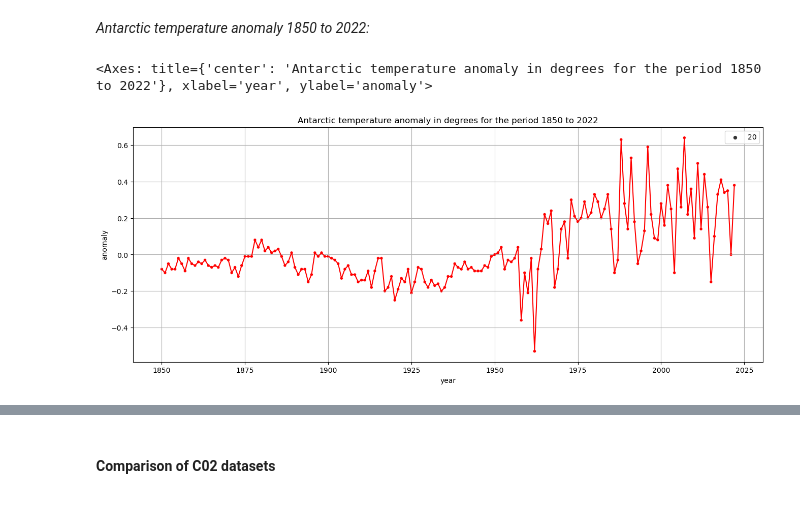
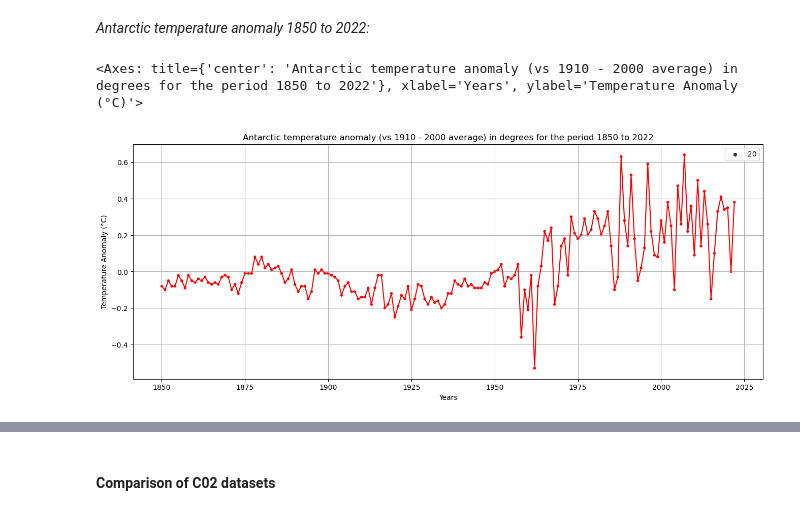
Before and after one commit to jmce22/pfda_project2, a Jupyter notebook: pfda_project2.ipynb, the cells around one changed output, grey strips where cells are left out. Cells and saved outputs as stored; diff of their text form; code cells hidden in the pictures.

Commit message:
includion of image. adding intro section. adding plot for global temp anomaly

```diff
--- a/pfda_project2.ipynb
+++ b/pfda_project2.ipynb
@@ -393,15 +411,17 @@ sns.lineplot(x = 'Years', y = 'temp_Celsius', data = df_temp_jouzel_csv, color =
 *Antarctic temperature anomaly 1850 to 2022:*
 # %%
 plt.figure(figsize= (16,6))
-plt.title('Antarctic temperature anomaly in degrees for the period 1850 to 2022')
+plt.title('Antarctic temperature anomaly (vs 1910 - 2000 average) in degrees for the period 1850 to 2022')
+plt.xlabel('Years')
+plt.ylabel('Temperature Anomaly (°C)')
 plt.grid(True)
 
 # Here I will plot using the column 'year' as opposed to 'Years', as the graph for recent data is easier to comprehend
 # when the x-axis is labelled by calendar year rather than how many years ago the year was
 # We use the 'size' parameter to decrease size of markers
 sns.scatterplot(x = 'year', y = 'anomaly', data=df_antarctic_temp_anomaly_1850, color = 'red', size = 20)
 
 sns.lineplot(x = 'year', y = 'anomaly', data = df_antarctic_temp_anomaly_1850, color = 'red')
 # %% [output]
-<Axes: title={'center': 'Antarctic temperature anomaly in degrees for the period 1850 to 2022'}, xlabel='year', ylabel='anomaly'>
+<Axes: title={'center': 'Antarctic temperature anomaly (vs 1910 - 2000 average) in degrees for the period 1850 to 2022'}, xlabel='Years', ylabel='Temperature Anomaly (°C)'>
-[figure, old version]
+[figure, new version]
```
Also changed, not shown: parts of 7 cells of this notebook, 1 other file.
